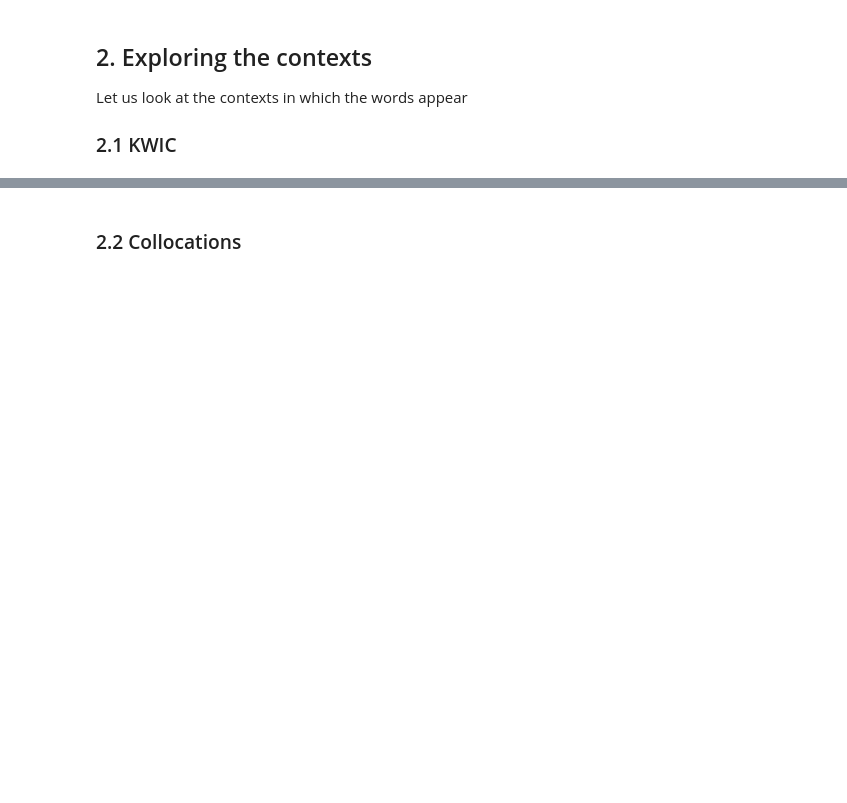
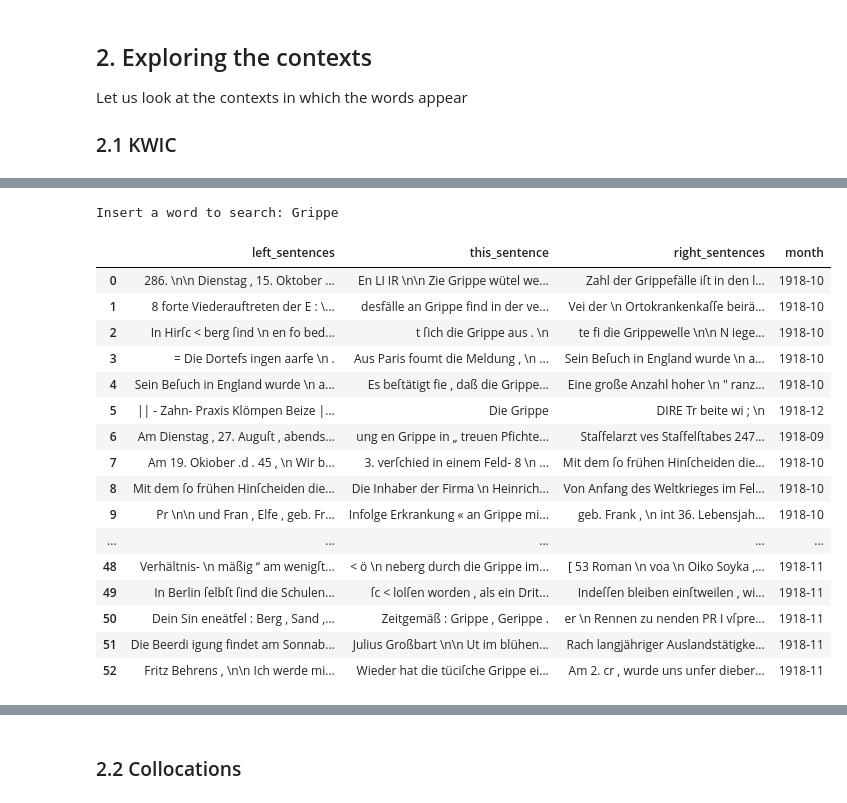
Before and after one commit to schnaitter/text-fs-1, a Jupyter notebook: word_search/FS_1_MVP_Analysis_Prototype_101.ipynb, the cells around one changed output, grey strips where cells are left out. Saved outputs shown, nothing was run; the diff lists cells and outputs as text; code cells hidden in the pictures; blank space fills up the shorter version.

Commit message:
add first verwion of sentence-based KWIC-search

```diff
--- a/word_search/FS_1_MVP_Analysis_Prototype_101.ipynb
+++ b/word_search/FS_1_MVP_Analysis_Prototype_101.ipynb
@@ -126 +181,22 @@ kwic = ContextViewer(corpus_annotations, corpus_metadata)
+# %%
+kwic.get_context_sents(n_sentences=2)
+# %% [output]
+Insert a word to search: Grippe
+|  | left_sentences | this_sentence | right_sentences | month |
+| 0 | 286. \n\n Dienstag , 15. Oktober ... | En LI IR \n\n Zie Grippe wütel we... | Zahl der Grippefälle iſt in den l... | 1918-10 |
+| 1 | 8 forte Viederauftreten der E : \... | desfälle an Grippe find in der ve... | Vei der \n Ortokrankenkaſſe beirä... | 1918-10 |
+| 2 | In Hirſc < berg ſind \n en fo bed... | t ſich die Grippe aus . \n | te fi die Grippewelle \n\n N iege... | 1918-10 |
+| 3 | = Die Dortefs ingen aarfe \n . | Aus Paris foumt die Meldung , \n ... | Sein Beſuch in England wurde \n a... | 1918-10 |
+| 4 | Sein Beſuch in England wurde \n a... | Es beſtätigt fie , daß die Grippe... | Eine große Anzahl hoher \n " ranz... | 1918-10 |
+| 5 | || - Zahn- Praxis Klömpen Beize |... | Die Grippe | DIRE Tr beite wi ; \n | 1918-12 |
+| 6 | Am Dienstag , 27. Auguſt , abends... | ung en Grippe in „ treuen Pfichte... | Staſfelarzt ves Staſfelſtabes 247... | 1918-09 |
+| 7 | Am 19. Okiober .d . 45 , \n Wir b... | 3. verſchied in einem Feld- 8 \n ... | Mit dem ſo frühen Hinſcheiden die... | 1918-10 |
+| 8 | Mit dem ſo frühen Hinſcheiden die... | Die Inhaber der Firma \n Heinrich... | Von Anfang des Weltkrieges im Fel... | 1918-10 |
+| 9 | Pr \n\n und Fran , Elfe , geb. Fr... | Infolge Erkrankung « an Grippe mi... | geb. Frank , \n int 36. Lebensjah... | 1918-10 |
+| ... | ... | ... | ... | ... |
+| 48 | Verhältnis- \n mäßig “ am wenigſt... | < ö \n neberg durch die Grippe im... | [ 53 Roman \n voa \n Oiko Soyka ,... | 1918-11 |
+| 49 | In Berlin ſelbſt ſind die Schulen... | ſc < lolſen worden , als ein Drit... | Indeſſen bleiben einſtweilen , wi... | 1918-11 |
+| 50 | Dein Sin eneätfel : Berg , Sand ,... | Zeitgemäß : Grippe , Gerippe . | er \n Rennen zu nenden PR I vſpre... | 1918-11 |
+| 51 | Die Beerdi igung findet am Sonnab... | Julius Großbart \n\n Ut im blühen... | Rach langjähriger Auslandstätigke... | 1918-11 |
+| 52 | Fritz Behrens , \n\n Ich werde mi... | Wieder hat die tüciſche Grippe ei... | Am 2. cr , wurde uns unfer dieber... | 1918-11 |
 # %%
```
Also changed, not shown: parts of 6 cells of this notebook.
